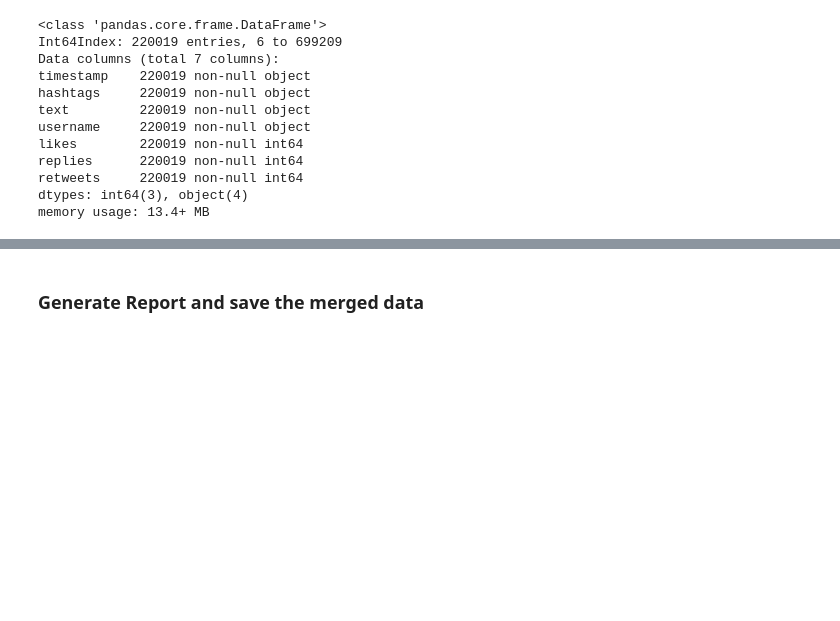
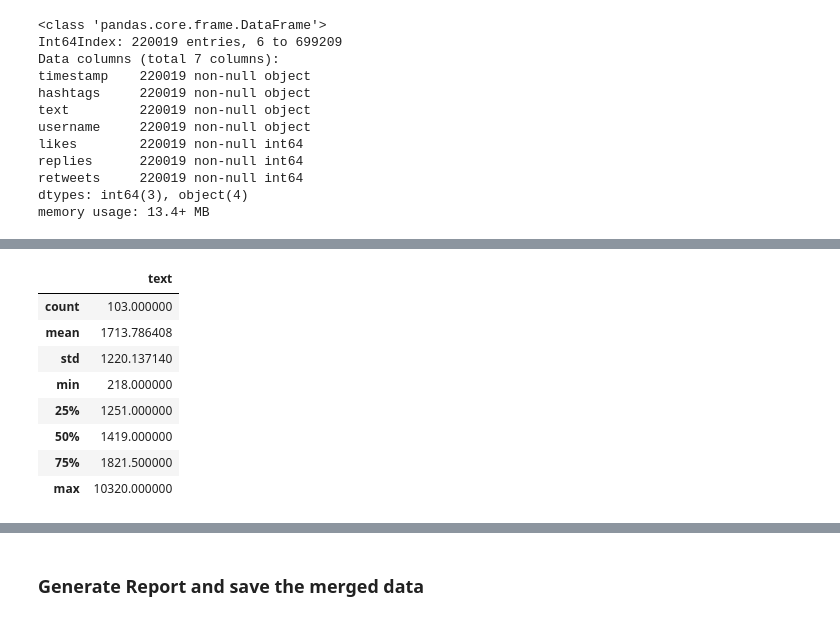
Before and after one commit to AliKarpuzoglu/Tweet_analysis_Stock_prediction, a Jupyter notebook: merge_data.ipynb, the cells around one changed output, grey strips where cells are left out. Saved outputs shown, nothing was run; the diff lists cells and outputs as text; code cells hidden in the pictures; blank space fills up the shorter version.

```diff
--- a/merge_data.ipynb
+++ b/merge_data.ipynb
@@ -133,0 +157,14 @@ data.head(3)
+# %%
+# count tweets per day to see if they're ok'ish distributed
+tweets_per_day = daily_data['text'].count()
+tweets_per_day.describe()
+# %% [output]
+|  | text |
+| count | 103.000000 |
+| mean | 1713.786408 |
+| std | 1220.137140 |
+| min | 218.000000 |
+| 25% | 1251.000000 |
+| 50% | 1419.000000 |
+| 75% | 1821.500000 |
+| max | 10320.000000 |
```
Also changed, not shown: parts of 11 cells of this notebook.
